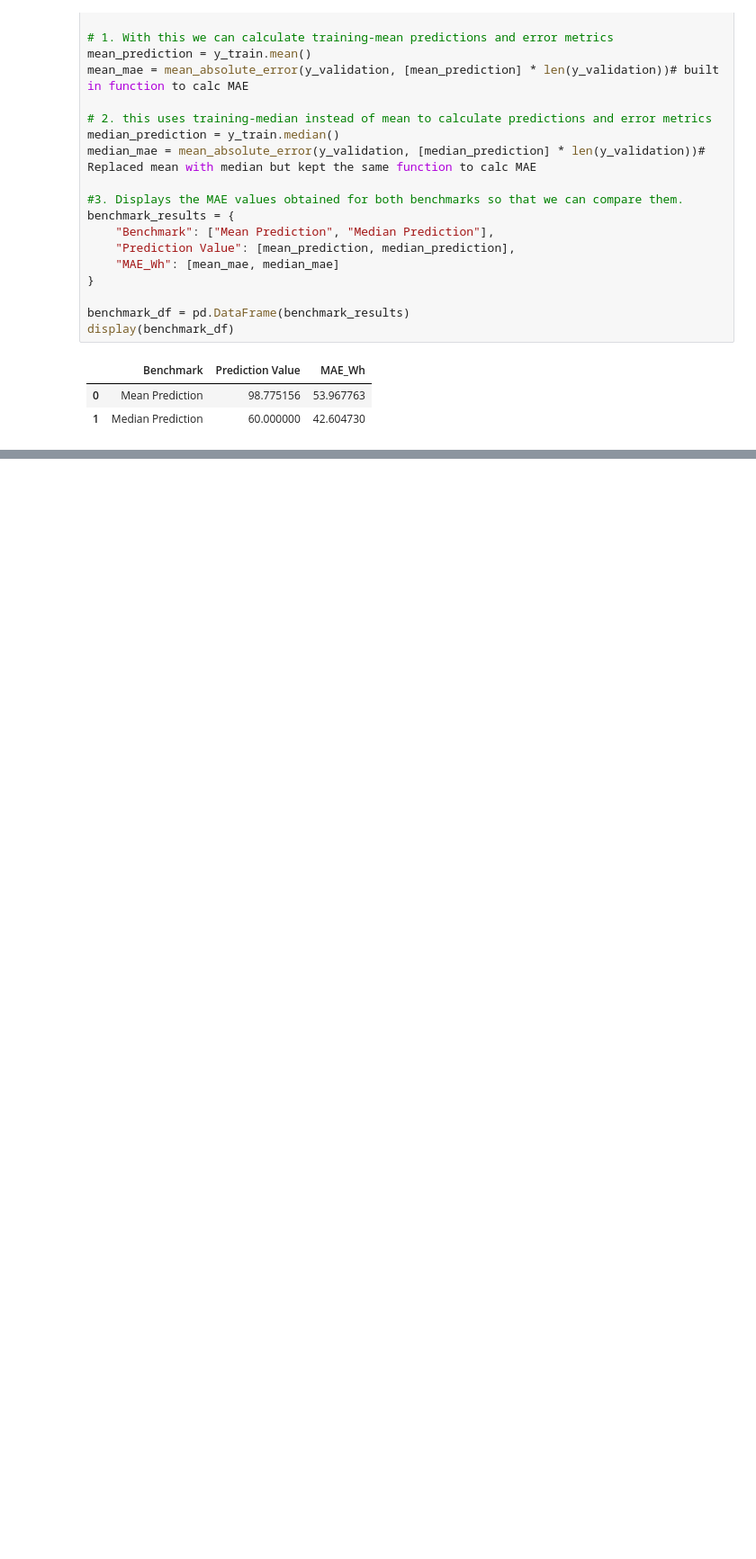
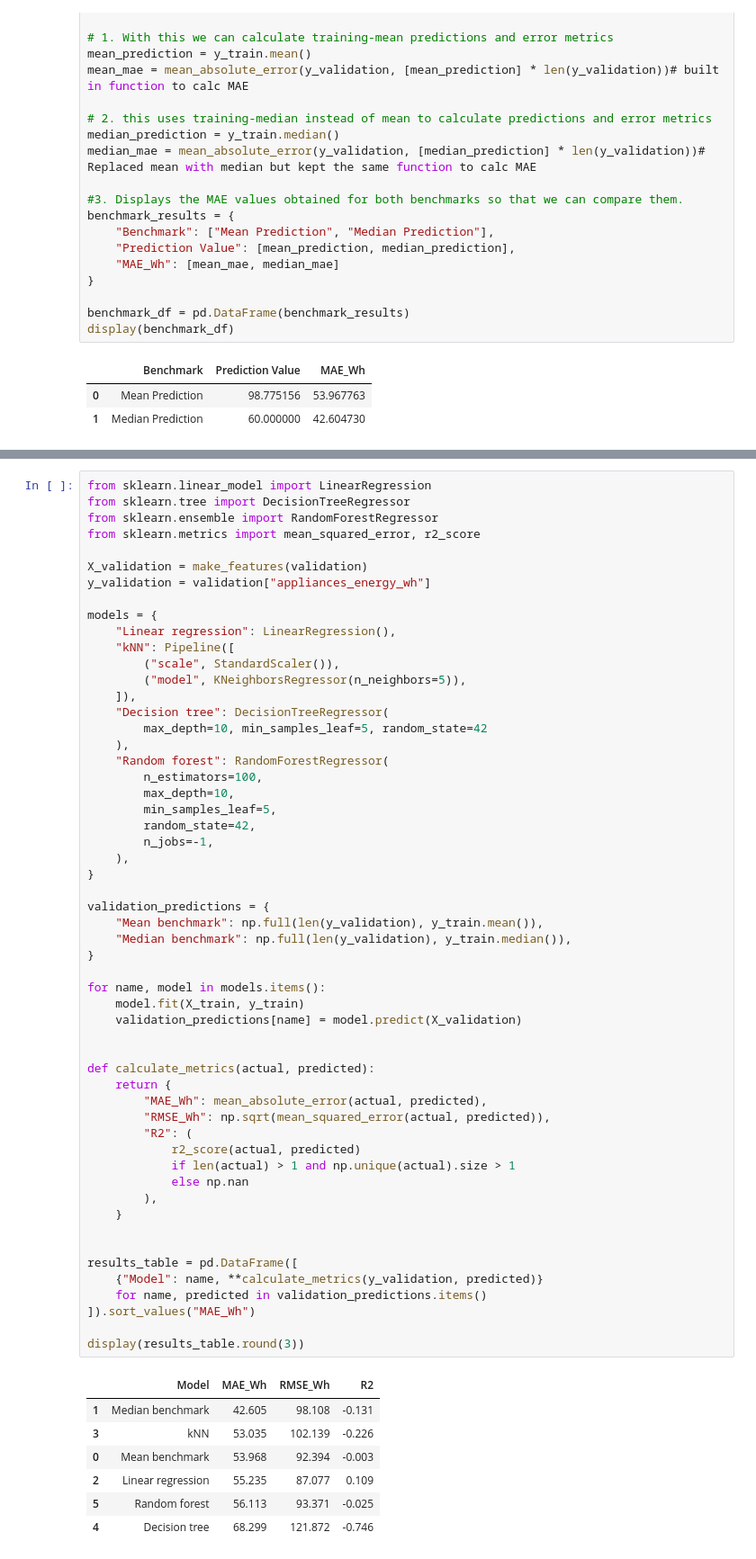
Before and after one commit to AndyLopezCoding/MachineLearningProject, a Jupyter notebook: MachineLearningProject.ipynb, the cells around one changed output, grey strips where cells are left out. Shown at 90% size. Drawn from its saved outputs; the diff is of its cells as text; blank space fills up the shorter version.

```diff
--- a/MachineLearningProject.ipynb
+++ b/MachineLearningProject.ipynb
@@ -463,0 +500,63 @@ display(benchmark_df)
+# %%
+from sklearn.linear_model import LinearRegression
+from sklearn.tree import DecisionTreeRegressor
+from sklearn.ensemble import RandomForestRegressor
+from sklearn.metrics import mean_squared_error, r2_score
+
+X_validation = make_features(validation)
+y_validation = validation["appliances_energy_wh"]
+
+models = {
+    "Linear regression": LinearRegression(),
+    "kNN": Pipeline([
+        ("scale", StandardScaler()),
+        ("model", KNeighborsRegressor(n_neighbors=5)),
+    ]),
+    "Decision tree": DecisionTreeRegressor(
+        max_depth=10, min_samples_leaf=5, random_state=42
+    ),
+    "Random forest": RandomForestRegressor(
+        n_estimators=100,
+        max_depth=10,
+        min_samples_leaf=5,
+        random_state=42,
+        n_jobs=-1,
+    ),
+}
+
+validation_predictions = {
+    "Mean benchmark": np.full(len(y_validation), y_train.mean()),
+    "Median benchmark": np.full(len(y_validation), y_train.median()),
+}
+
+for name, model in models.items():
+    model.fit(X_train, y_train)
+    validation_predictions[name] = model.predict(X_validation)
+
+
+def calculate_metrics(actual, predicted):
+    return {
+        "MAE_Wh": mean_absolute_error(actual, predicted),
+        "RMSE_Wh": np.sqrt(mean_squared_error(actual, predicted)),
+        "R2": (
+            r2_score(actual, predicted)
+            if len(actual) > 1 and np.unique(actual).size > 1
+            else np.nan
+        ),
+    }
+
+
+results_table = pd.DataFrame([
+    {"Model": name, **calculate_metrics(y_validation, predicted)}
+    for name, predicted in validation_predictions.items()
+]).sort_values("MAE_Wh")
+
+display(results_table.round(3))
+# %% [output]
+|  | Model | MAE_Wh | RMSE_Wh | R2 |
+| 1 | Median benchmark | 42.605 | 98.108 | -0.131 |
+| 3 | kNN | 53.035 | 102.139 | -0.226 |
+| 0 | Mean benchmark | 53.968 | 92.394 | -0.003 |
+| 2 | Linear regression | 55.235 | 87.077 | 0.109 |
+| 5 | Random forest | 56.113 | 93.371 | -0.025 |
+| 4 | Decision tree | 68.299 | 121.872 | -0.746 |
```
Also changed, not shown: parts of 9 cells of this notebook.
